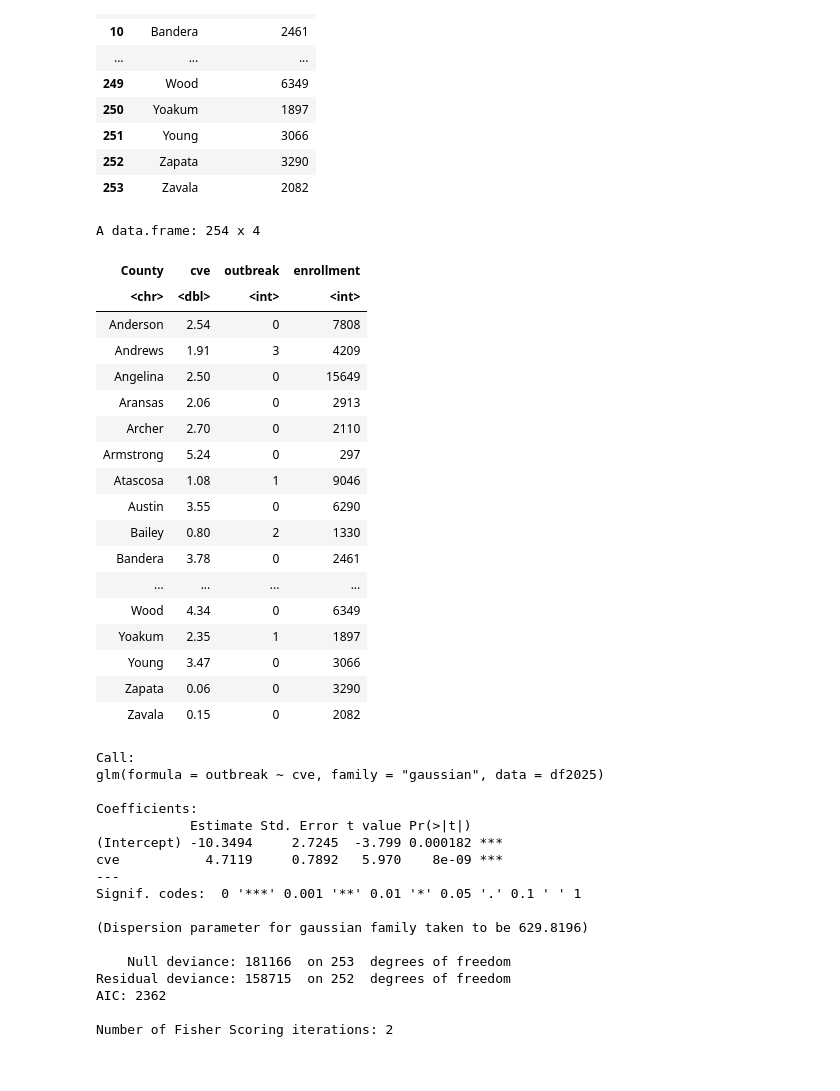
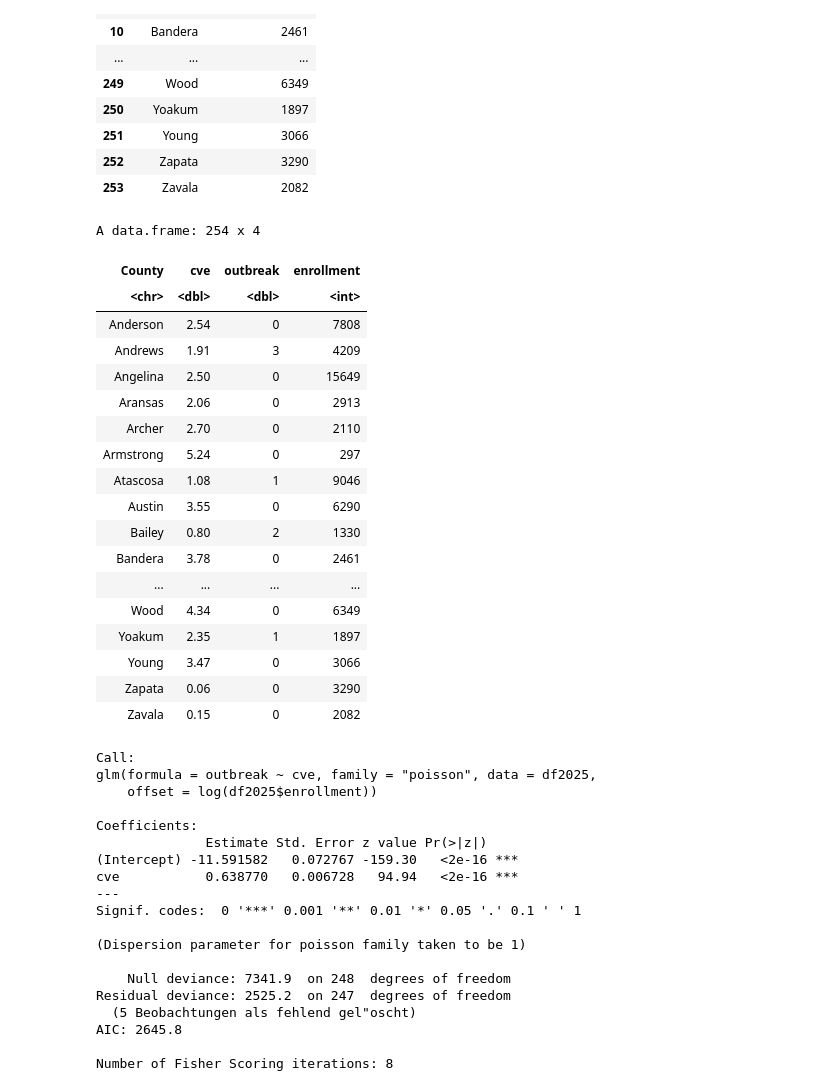
Before and after one commit to loganlfowler/Measles-Outbreak-and-Public-Policy-Reluctance, a Jupyter notebook: 2026SP-stat/CVE-outbreak.ipynb, the cells around one changed output. Cells and saved outputs as stored; diff of their text form; code cells hidden in the pictures.

```diff
--- a/2026SP-stat/CVE-outbreak.ipynb
+++ b/2026SP-stat/CVE-outbreak.ipynb
@@ -19,7 +6,7 @@ i Use the conflicted package (<http://conflicted.r-lib.org/>) to force all confl
 # %%
 # loading data
-outbreak <- read.csv("Outbreak.csv")
-cve <- read.csv("CVE.csv")
+outbreak <- read.csv("data/Outbreak.csv")
+cve <- read.csv("data/CVE.csv")
 # %%
 df <- cve %>%
   inner_join(outbreak, by = "County",
@@ -73,7 +60,7 @@ AIC: 211.56
 
 Number of Fisher Scoring iterations: 4
 # %%
-count <- read.csv("count.csv")
+count <- read.csv("data/count.csv")
 df <- cve %>%
   inner_join(count, by = "County",
              suffix = c("_cve", "_count"))
@@ -85,6 +72,7 @@ df2025 <- df %>%
   )
 df2025$cve <- gsub("%", "", df2025$cve)
 df2025$cve <- as.numeric(df2025$cve)
+df2025$outbreak <- as.numeric(df2025$outbreak)
 pr <- glm(outbreak ~ cve, data = df2025, family = "poisson")
 coef(pr)
 summary(pr)
@@ -109,7 +97,7 @@ AIC: 2567.9
 
 Number of Fisher Scoring iterations: 8
 # %%
-enrollment <- read.csv("enrollment.csv")
+enrollment <- read.csv("data/enrollment.csv")
 
 enrollment <- enrollment %>%
   mutate(
@@ -144,19 +132,19 @@ A data.frame: 253 x 2
 # %%
 df2025 <- df2025 %>%
   left_join(enrollment, by = "County") %>%
   transmute(
     County,
     cve,
     outbreak,
     enrollment = Enrollment.Sum
   )
 View(df2025)
-pr <- glm(outbreak ~ cve, data = df2025, family = "gaussian")
-summary(pr)
+pr2 <- glm(outbreak ~ cve, offset=log(df2025$enrollment), data = df2025, family = "poisson")
+summary(pr2)
 # %% [output]
 A data.frame: 254 x 4
 | County | cve | outbreak | enrollment |
-| <chr> | <dbl> | <int> | <int> |
+| <chr> | <dbl> | <dbl> | <int> |
 | Anderson | 2.54 | 0 | 7808 |
 | Andrews | 1.91 | 3 | 4209 |
 | Angelina | 2.50 | 0 | 15649 |
@@ -174,19 +162,21 @@ A data.frame: 254 x 4
 | Zapata | 0.06 | 0 | 3290 |
 | Zavala | 0.15 | 0 | 2082 |
 Call:
-glm(formula = outbreak ~ cve, family = "gaussian", data = df2025)
+glm(formula = outbreak ~ cve, family = "poisson", data = df2025,
+    offset = log(df2025$enrollment))
 
 Coefficients:
-            Estimate Std. Error t value Pr(>|t|)
-(Intercept) -10.3494     2.7245  -3.799 0.000182 ***
-cve           4.7119     0.7892   5.970    8e-09 ***
+              Estimate Std. Error z value Pr(>|z|)
+(Intercept) -11.591582   0.072767 -159.30   <2e-16 ***
+cve           0.638770   0.006728   94.94   <2e-16 ***
 ---
 Signif. codes:  0 '***' 0.001 '**' 0.01 '*' 0.05 '.' 0.1 ' ' 1
 
-(Dispersion parameter for gaussian family taken to be 629.8196)
+(Dispersion parameter for poisson family taken to be 1)
 
-    Null deviance: 181166  on 253  degrees of freedom
-Residual deviance: 158715  on 252  degrees of freedom
-AIC: 2362
+    Null deviance: 7341.9  on 248  degrees of freedom
+Residual deviance: 2525.2  on 247  degrees of freedom
+  (5 Beobachtungen als fehlend gel"oscht)
+AIC: 2645.8
 
-Number of Fisher Scoring iterations: 2
+Number of Fisher Scoring iterations: 8
```
Also changed, not shown: parts of 7 cells of this notebook, 1 other file.
